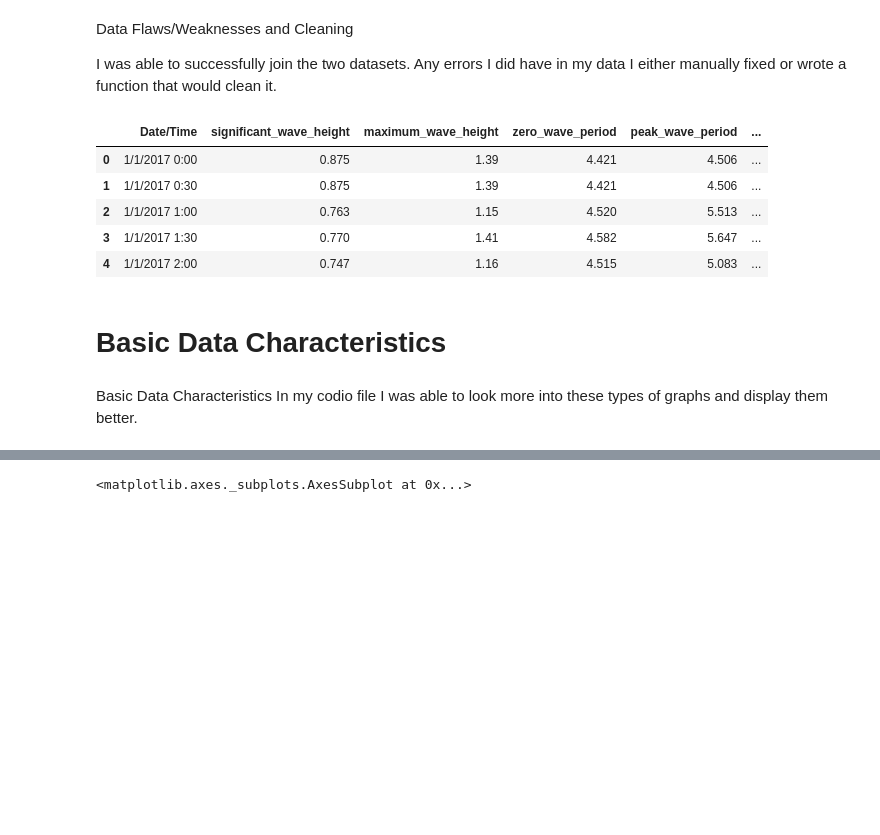
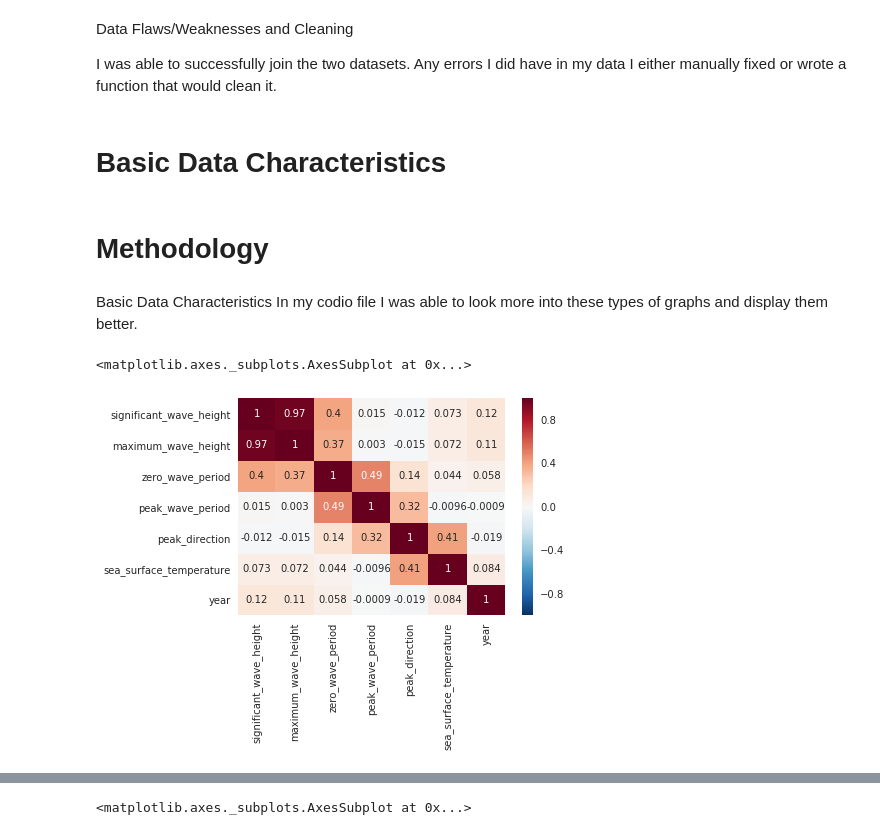
Before and after one commit to JonnySump/data-470-capstone, a Jupyter notebook: WavesCode.ipynb, the cells around one changed output, grey strips where cells are left out. Drawn from its saved outputs; the diff is of its cells as text; code cells hidden in the pictures; blank space fills up the shorter version.

```diff
--- a/WavesCode.ipynb
+++ b/WavesCode.ipynb
@@ -19,8 +27,10 @@ from math import sqrt
 # %%
 %matplotlib inline
 # %%
-Waves = pd.read_csv('Buoys-Waves.csv')
+Waves1 = pd.read_csv('Buoys-Waves.csv')
 Control = pd.read_csv('control.csv')
 # %%
-Waves = Waves.rename(columns = {'Hs' : 'significant_wave_height' , 'Hmax' : 'maximum_wave_height', 'Tz' : 'zero_wave_period',
+Waves1 = Waves1.rename(columns = {'Date/Time' : 'time','Hs' : 'significant_wave_height' , 'Hmax' : 'maximum_wave_height', 'Tz' : 'zero_wave_period',
                        'Tp' : 'peak_wave_period' , 'SST' : 'sea_surface_temperature' , 'Peak Direction' : 'peak_direction'})
+Waves1 = Waves1[Waves1['maximum_wave_height'] != -99.9]
+Waves1.head()
@@ -50,0 +52,10 @@ Control.head()
+# %%
+#This code allows me to break up the time column because it was not useful to me, and make
+#individual columns such as month,year and time
+Waves1["time"] = pd.to_datetime(Waves1["time"])
+Waves1["year"] = Waves1["time"].astype(str).str[0:4]
+Waves1["year"] = Waves1["year"].astype(int)
+
+Waves1["time1"] = Waves1["time"].astype(str).str[11:16]
+Waves1["month"] = Waves1["time"].astype(str).str[5:7]
+Waves1.head()
@@ -113,18 +129,15 @@ that would clean it.
 #cleaning up the data
 #Waves = Waves.rename(columns = {'Hs' : 'significant_wave_height' , 'Hmax' : 'maximum_wave_height', 'Tz' : 'zero_wave_period',
 #'Tp' : 'peak_wave_period' , 'SST' : 'sea_surface_temperature' , 'Peak Direction' : 'peak_direction'})
-Waves=Waves.replace(-99.9,np.nan)
-Waves=Waves.interpolate(limit_direction='both')
-Waves.head()
-# %% [output]
-|  | Date/Time | significant_wave_height | maximum_wave_height | zero_wave_period | peak_wave_period | ... |
-| 0 | 1/1/2017 0:00 | 0.875 | 1.39 | 4.421 | 4.506 | ... |
-| 1 | 1/1/2017 0:30 | 0.875 | 1.39 | 4.421 | 4.506 | ... |
-| 2 | 1/1/2017 1:00 | 0.763 | 1.15 | 4.520 | 5.513 | ... |
-| 3 | 1/1/2017 1:30 | 0.770 | 1.41 | 4.582 | 5.647 | ... |
-| 4 | 1/1/2017 2:00 | 0.747 | 1.16 | 4.515 | 5.083 | ... |
 # %% [markdown]
 # Basic Data Characteristics
+# %% [markdown]
+# Methodology
 # %% [markdown]
 Basic Data Characteristics
 In my codio file I was able to look more into these types of graphs and display them better.
+# %%
+sns.heatmap(Waves1.corr(), annot=True)
+# %% [output]
+<matplotlib.axes._subplots.AxesSubplot at 0x...>
+[figure, added]
```
Also changed, not shown: parts of 25 cells of this notebook, 1 other file.
